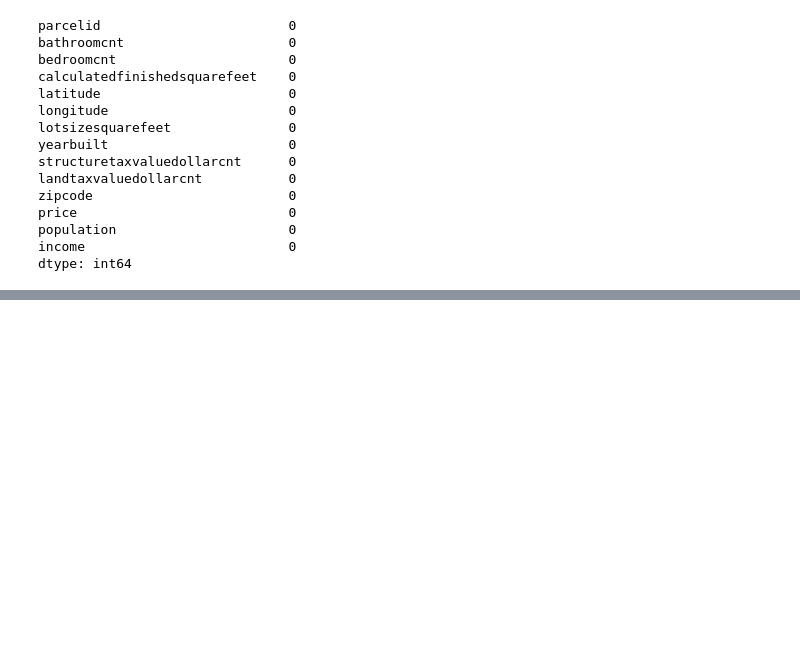
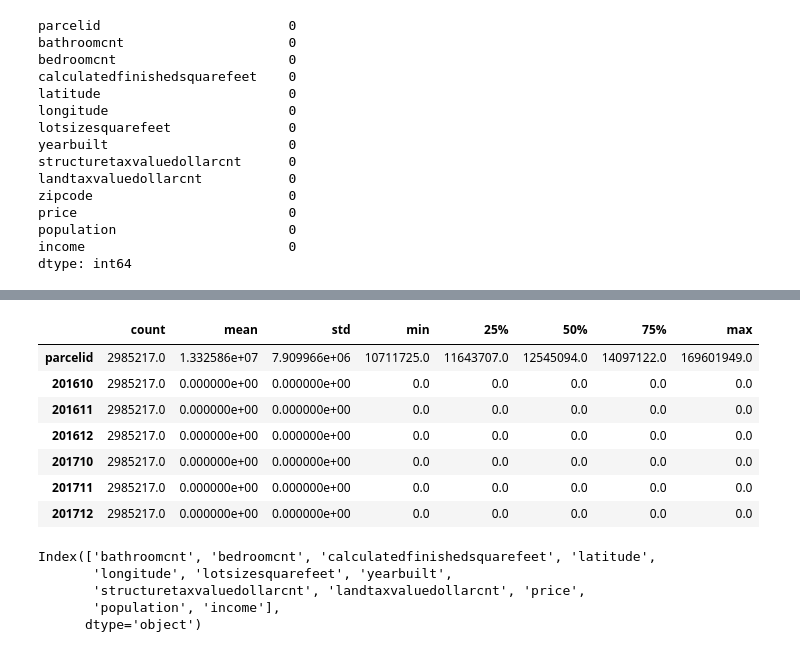
Before and after one commit to VinodKumarLogan/CSE519-2017-111491311, a Jupyter notebook: HW3/HW3.ipynb, the cells around one changed output, grey strips where cells are left out. Cells and saved outputs as stored; diff of their text form; code cells hidden in the pictures; blank space fills up the shorter version.

```diff
--- a/HW3/HW3.ipynb
+++ b/HW3/HW3.ipynb
@@ -1025,0 +1372,11 @@ dtype: int64
+# %%
+zillow_test_data.describe().transpose()
+# %% [output]
+|  | count | mean | std | min | 25% | 50% | 75% | max |
+| parcelid | 2985217.0 | 1.332586e+07 | 7.909966e+06 | 10711725.0 | 11643707.0 | 12545094.0 | 14097122.0 | 169601949.0 |
+| 201610 | 2985217.0 | 0.000000e+00 | 0.000000e+00 | 0.0 | 0.0 | 0.0 | 0.0 | 0.0 |
+| 201611 | 2985217.0 | 0.000000e+00 | 0.000000e+00 | 0.0 | 0.0 | 0.0 | 0.0 | 0.0 |
+| 201612 | 2985217.0 | 0.000000e+00 | 0.000000e+00 | 0.0 | 0.0 | 0.0 | 0.0 | 0.0 |
+| 201710 | 2985217.0 | 0.000000e+00 | 0.000000e+00 | 0.0 | 0.0 | 0.0 | 0.0 | 0.0 |
+| 201711 | 2985217.0 | 0.000000e+00 | 0.000000e+00 | 0.0 | 0.0 | 0.0 | 0.0 | 0.0 |
+| 201712 | 2985217.0 | 0.000000e+00 | 0.000000e+00 | 0.0 | 0.0 | 0.0 | 0.0 | 0.0 |
@@ -1025,0 +1387,8 @@ dtype: int64
+# %%
+zillow_test_data.columns
+# %% [output]
+Index(['bathroomcnt', 'bedroomcnt', 'calculatedfinishedsquarefeet', 'latitude',
+       'longitude', 'lotsizesquarefeet', 'yearbuilt',
+       'structuretaxvaluedollarcnt', 'landtaxvaluedollarcnt', 'price',
+       'population', 'income'],
+      dtype='object')
```
Also changed, not shown: parts of 42 cells of this notebook.
